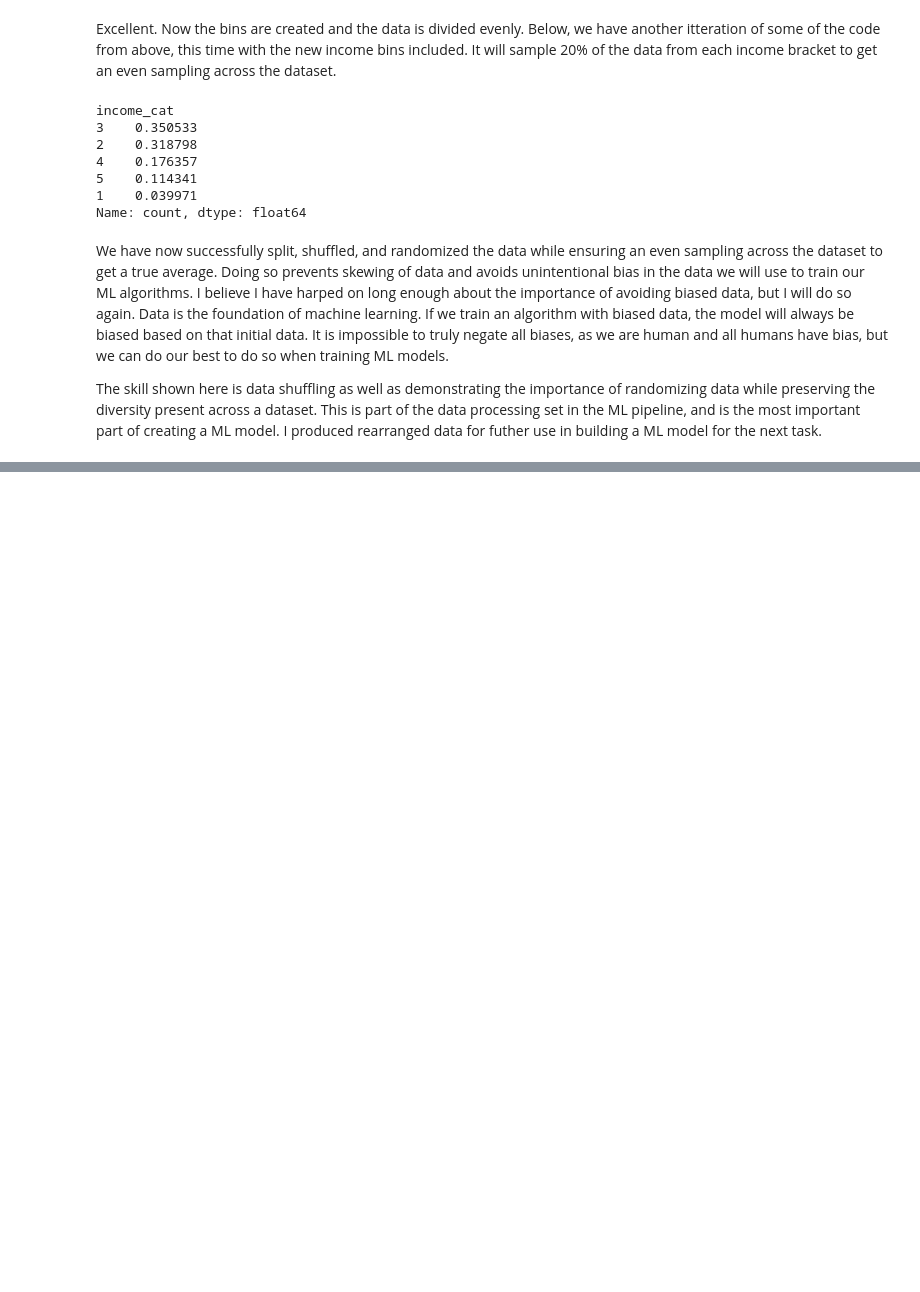
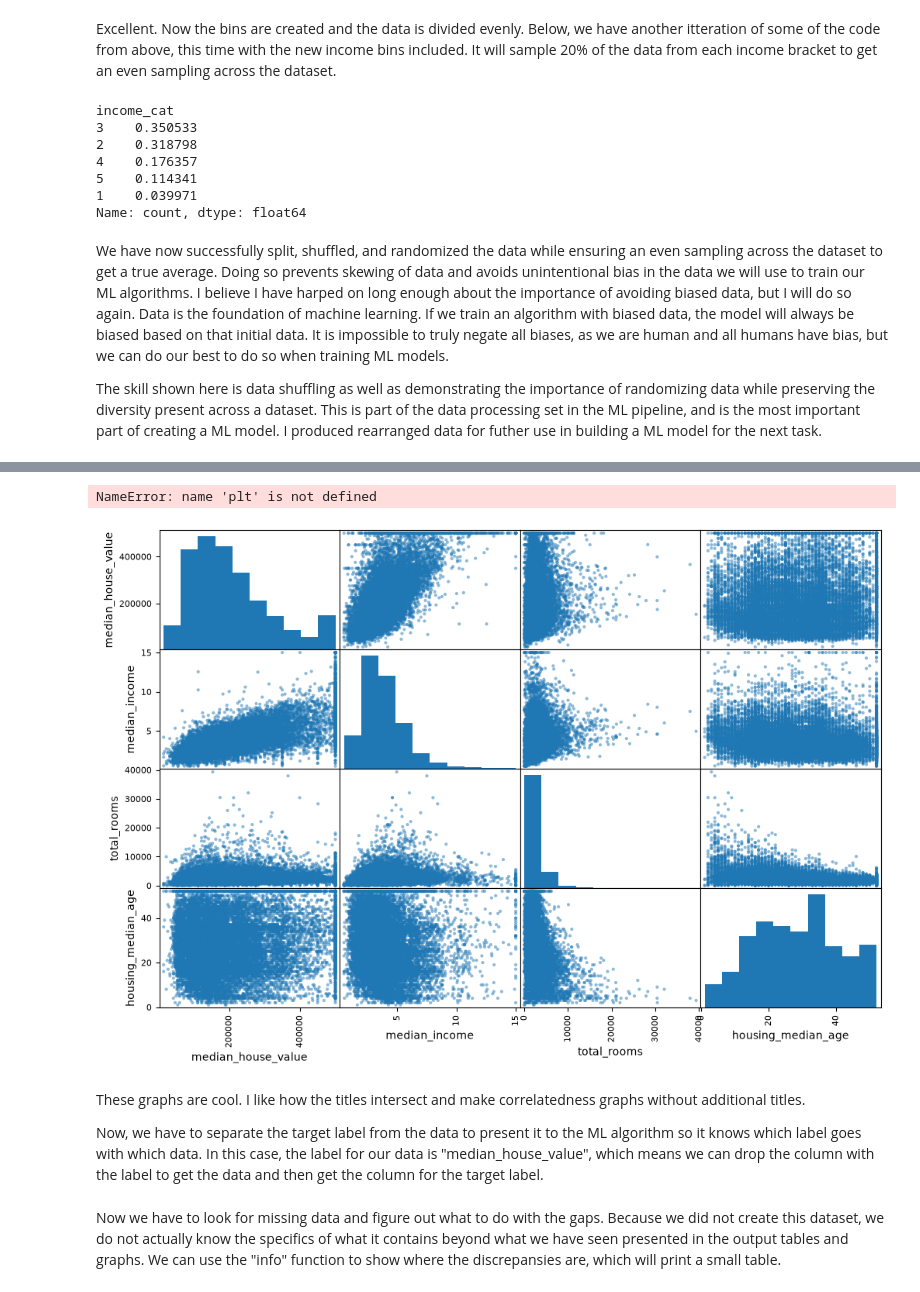
Before and after one commit to audlyworms/aiartshumanitiesfinal, a Jupyter notebook: understand-ml.ipynb, the cells around one changed output, grey strips where cells are left out. Cells and saved outputs as stored; diff of their text form; code cells hidden in the pictures; blank space fills up the shorter version.

```diff
--- a/understand-ml.ipynb
+++ b/understand-ml.ipynb
@@ -173,0 +176,2 @@ This task is the culmination of the first two tasks, as we reach the middle and
+# %%
+housing = strat_train_set.copy()
@@ -173,0 +201,18 @@ This task is the culmination of the first two tasks, as we reach the middle and
+# %%
+from pandas.plotting import scatter_matrix
+
+features = ["median_house_value", "median_income", "total_rooms",
+              "housing_median_age"]
+scatter_matrix(housing[features], figsize=(12, 8))
+
+plt.show()
+
+# This shows up as an error because we did not define "plt" as a variable or function earlier, but it works anyway because it is included in the pandas function library.
+# What matters is that the graphs show up.
+# %% [output]
+NameError: name 'plt' is not defined
+[figure, added]
+# %% [markdown]
+These graphs are cool. I like how the titles intersect and make correlatedness graphs without additional titles.
+
+Now, we have to separate the target label from the data to present it to the ML algorithm so it knows which label goes with which data. In this case, the label for our data is "median_house_value", which means we can drop the column with the label to get the data and then get the column for the target label.
@@ -173,0 +227,2 @@ This task is the culmination of the first two tasks, as we reach the middle and
+# %% [markdown]
+Now we have to look for missing data and figure out what to do with the gaps. Because we did not create this dataset, we do not actually know the specifics of what it contains beyond what we have seen presented in the output tables and graphs. We can use the "info" function to show where the discrepansies are, which will print a small table.
```
Also changed, not shown: parts of 14 cells of this notebook.
